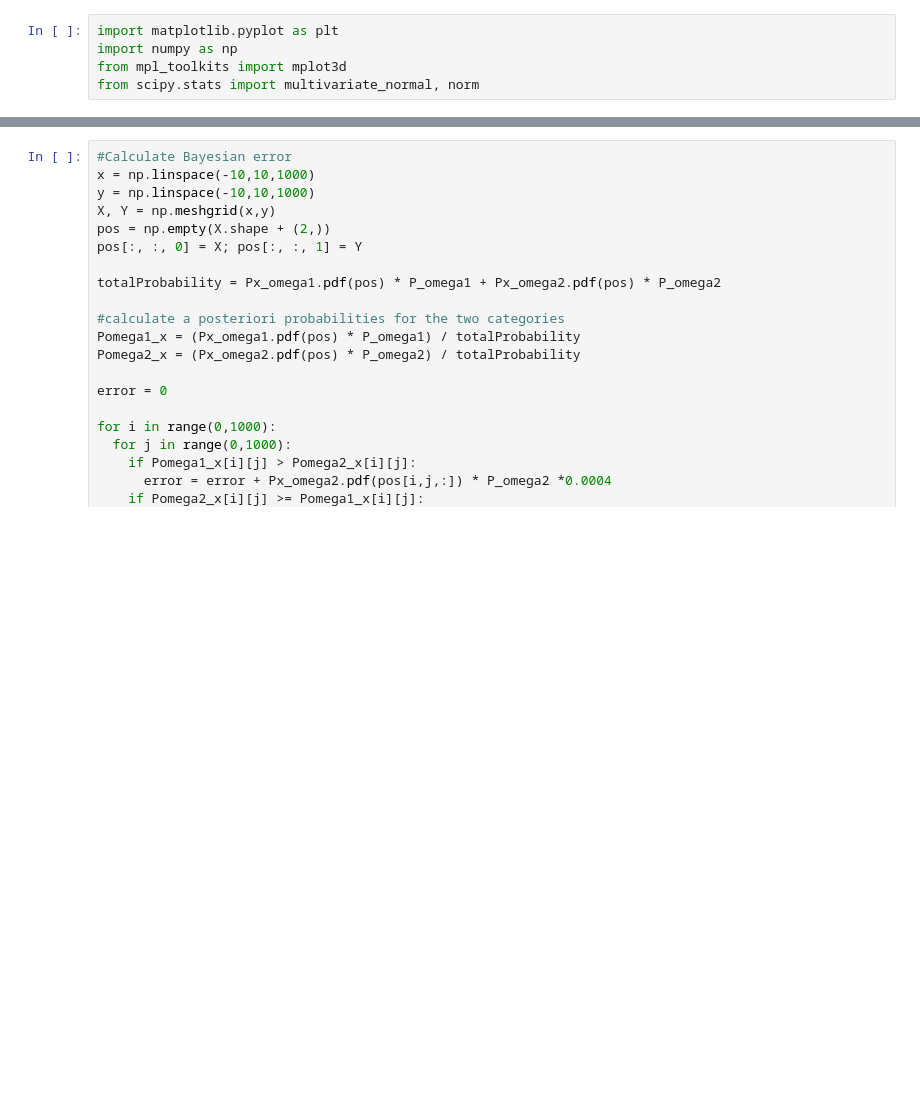
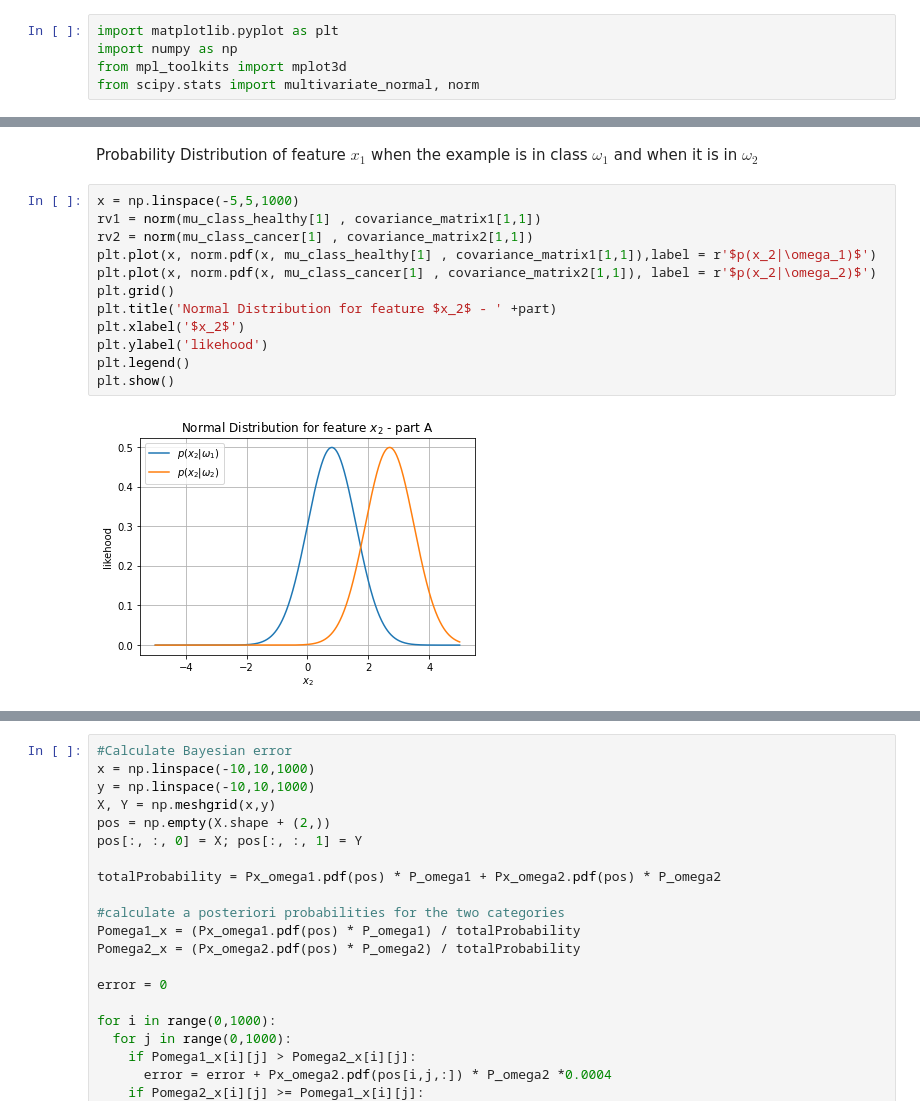
Before and after one commit to Sourland/pattern-recognision, a Jupyter notebook: Naive_Bayes.ipynb, the cells around one changed output, grey strips where cells are left out. Saved outputs shown, nothing was run; the diff lists cells and outputs as text; blank space fills up the shorter version.

```diff
--- a/Naive_Bayes.ipynb
+++ b/Naive_Bayes.ipynb
@@ -9,0 +96,16 @@ from scipy.stats import multivariate_normal, norm
+# %% [markdown]
+Probability Distribution of feature $x_1$ when the example is in class $\omega_1$ and when it is in $\omega_2$
+# %%
+x = np.linspace(-5,5,1000)
+rv1 = norm(mu_class_healthy[1] , covariance_matrix1[1,1])
+rv2 = norm(mu_class_cancer[1] , covariance_matrix2[1,1])
+plt.plot(x, norm.pdf(x, mu_class_healthy[1] , covariance_matrix1[1,1]),label = r'$p(x_2|\omega_1)$')
+plt.plot(x, norm.pdf(x, mu_class_cancer[1] , covariance_matrix2[1,1]), label = r'$p(x_2|\omega_2)$')
+plt.grid()
+plt.title('Normal Distribution for feature $x_2$ - ' +part)
+plt.xlabel('$x_2$')
+plt.ylabel('likehood')
+plt.legend()
+plt.show()
+# %% [output]
+[figure, added]
```
Also changed, not shown: parts of 24 cells of this notebook.
